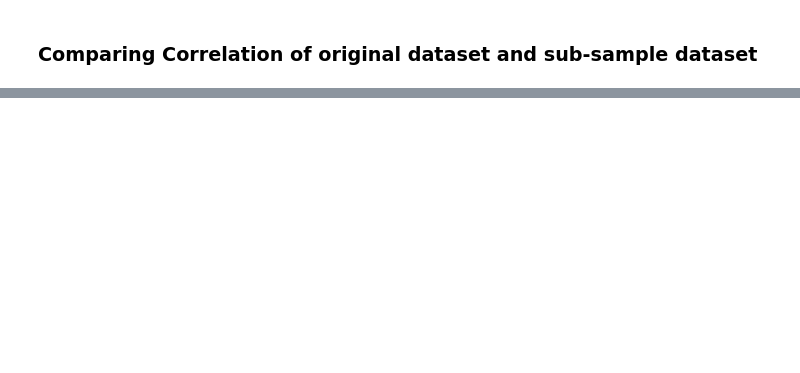
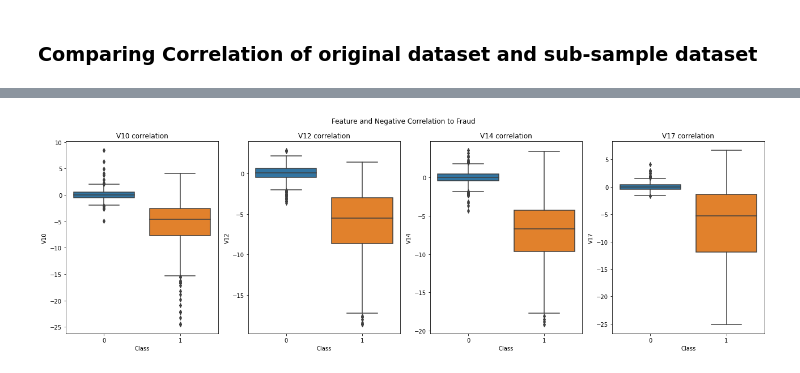
Before and after one commit to fookaixiong/Credit-Card-Fraud-Project, a Jupyter notebook: credit-card-fraud-detection.ipynb, the cells around one changed output, grey strips where cells are left out. Cells and saved outputs as stored; diff of their text form; code cells hidden in the pictures; blank space fills up the shorter version.

```diff
--- a/credit-card-fraud-detection.ipynb
+++ b/credit-card-fraud-detection.ipynb
@@ -233,0 +265,26 @@ Will have to investigate the IQR and remove outliers to normalise the data
+# %%
+# Box Plot for Negative Correlations
+
+fig = plt.figure(figsize=(18,6))
+ax1 = fig.add_subplot(1,4,1)
+ax2 = fig.add_subplot(1,4,2)
+ax3 = fig.add_subplot(1,4,3)
+ax4 = fig.add_subplot(1,4,4)
+
+sns.boxplot(data = df2, x = "Class", y= "V10", ax=ax1)
+ax1.set_title("V10 correlation")
+
+sns.boxplot(data = df2, x = "Class", y= "V12", ax=ax2)
+ax2.set_title("V12 correlation")
+
+sns.boxplot(data = df2, x = "Class", y= "V14", ax=ax3)
+ax3.set_title("V14 correlation")
+
+sns.boxplot(data = df2, x = "Class", y= "V17", ax=ax4)
+ax4.set_title("V17 correlation")
+
+fig.suptitle("Feature and Negative Correlation to Fraud")
+plt.tight_layout()
+plt.show()
+# %% [output]
+[figure, added]
```
Also changed, not shown: parts of 9 cells of this notebook.
